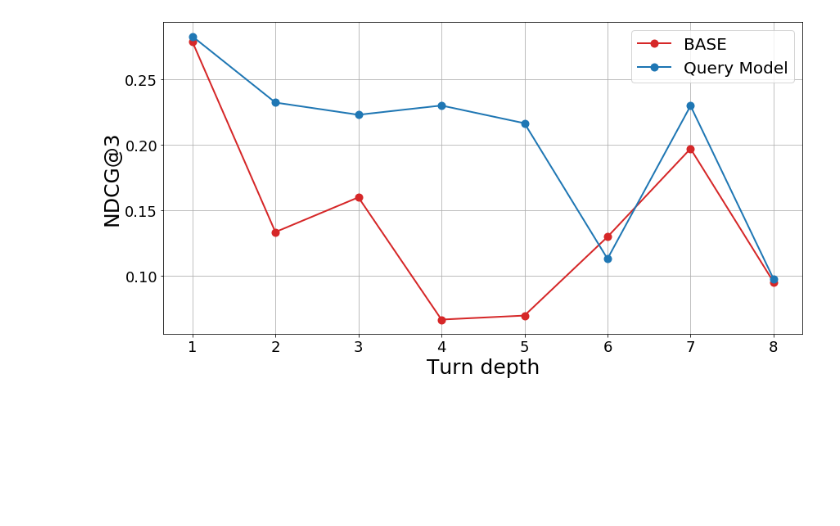
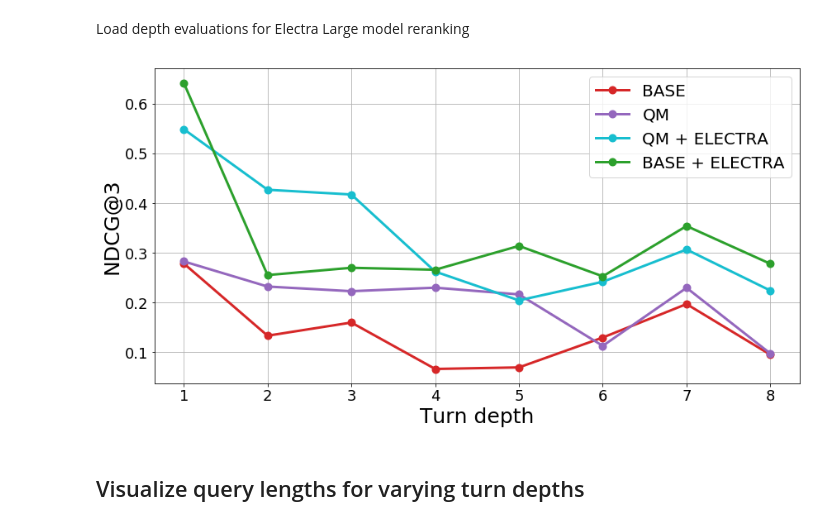
Before and after one commit to Eiriksak/CAsT_2019, a Jupyter notebook: TurnDepthResults.ipynb, the cells around one changed output. Saved outputs shown, nothing was run; the diff lists cells and outputs as text; code cells hidden in the pictures; blank space fills up the shorter version.

Commit message:
updating turn depth notebook

```diff
--- a/TurnDepthResults.ipynb
+++ b/TurnDepthResults.ipynb
@@ -11,25 +11,55 @@ with open("results/test_BASE.json", "r") as f:
 
 with open("results/ES_stemming_qm.json", "r") as f:
     scores.append(json.load(f))
+# %% [markdown]
+Load depth evaluations for Electra Large model reranking
+# %%
+with open("results/electra_qm_depth_scores.txt", "r") as f:
+    electra_ds = {}
+    for line in f:
+        _, qid, score = line.split("\t")
+        if len(qid.split('_')) != 2:
+            continue
+        depth = qid.split('_')[1]
+        if depth not in electra_ds:
+            electra_ds[depth] = []
+        score = float(score.strip())
+        electra_ds[depth].append(score)
+scores.append(electra_ds)
+# %%
+with open("results/electra_base_depth_scores.txt", "r") as f:
+    electra_ds = {}
+    for line in f:
+        _, qid, score = line.split("\t")
+        if len(qid.split('_')) != 2:
+            continue
+        depth = qid.split('_')[1]
+        if depth not in electra_ds:
+            electra_ds[depth] = []
+        score = float(score.strip())
+        electra_ds[depth].append(score)
+scores.append(electra_ds)
 # %%
 fig = plt.figure(figsize=(14, 7))
 ax = fig.add_subplot(111)
 
-colors = ['C3', 'C10']
-desc = ['BASE', 'Query Model']
+colors = ['C3', 'C4', 'C9', 'C2']
+desc = ['BASE', 'QM', 'QM + ELECTRA', 'BASE + ELECTRA']
 
 for i, tds in enumerate(scores):
     x = [depth for depth in range(1,9)]
     y = [np.mean(tds[str(j)]) for j in range(1,9)]
-    ax.plot(x,y,'.-',c=colors[i], linewidth=2, mew=5, ms=10, label=desc[i])
+    ax.plot(x,y,'.-',c=colors[i], linewidth=3, mew=5, ms=10, label=desc[i])
 
 plt.xlabel('Turn depth', fontsize=25)
 plt.ylabel('NDCG@3',fontsize=25)
 plt.xticks(fontsize=18)
 plt.yticks(fontsize=18)
 ax.grid(True)
 plt.legend(loc="upper right", prop={'size': 20})
 plt.savefig('figures/turn_depth_scores.png')
 plt.show()
 # %% [output]
-[figure, old version]
+[figure, new version]
+# %% [markdown]
+## Visualize query lengths for varying turn depths
```
Also changed, not shown: parts of 2 cells of this notebook.
